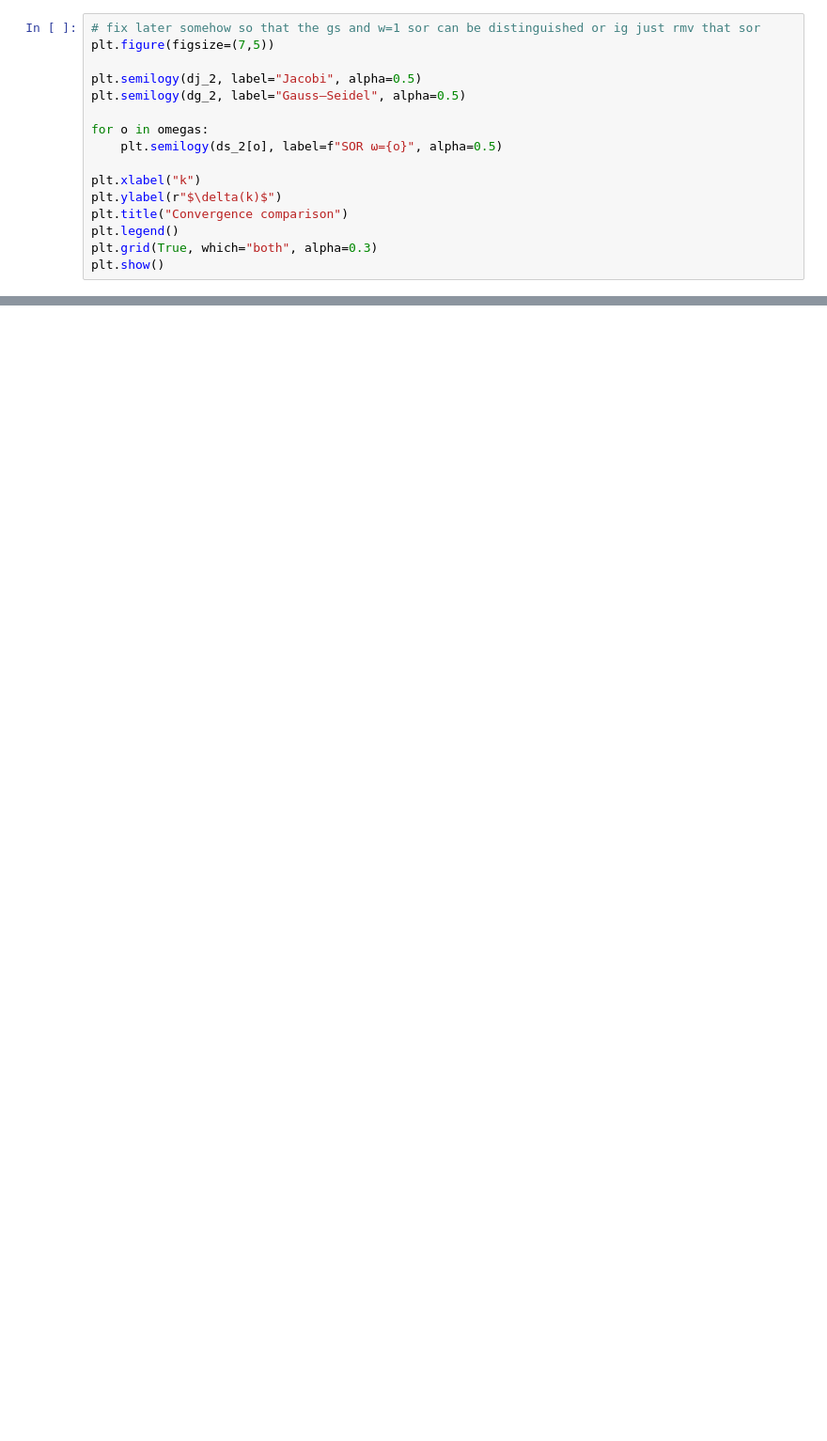
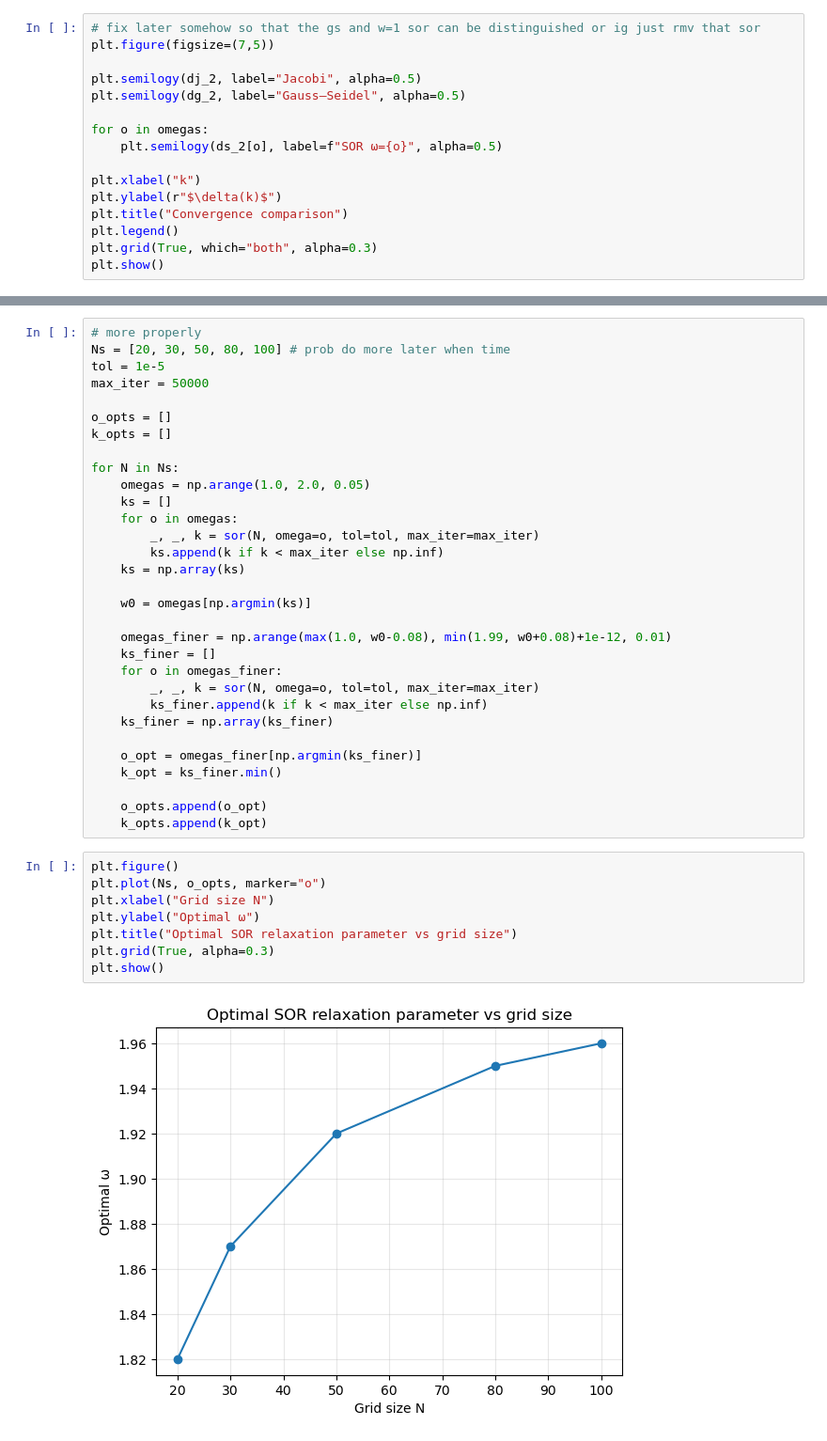
Before and after one commit to BenVigos/Scientific-Computing, a Jupyter notebook: assignment_1/notebooks/experiments.ipynb, the cells around one changed output, grey strips where cells are left out. Shown at 94% size. Drawn from its saved outputs; the diff is of its cells as text; blank space fills up the shorter version.

```diff
--- a/assignment_1/notebooks/experiments.ipynb
+++ b/assignment_1/notebooks/experiments.ipynb
@@ -86,0 +143,41 @@ plt.show()
+# %%
+# more properly
+Ns = [20, 30, 50, 80, 100] # prob do more later when time
+tol = 1e-5
+max_iter = 50000
+
+o_opts = []
+k_opts = []
+
+for N in Ns:
+    omegas = np.arange(1.0, 2.0, 0.05)
+    ks = []
+    for o in omegas:
+        _, _, k = sor(N, omega=o, tol=tol, max_iter=max_iter)
+        ks.append(k if k < max_iter else np.inf)
+    ks = np.array(ks)
+
+    w0 = omegas[np.argmin(ks)]
+
+    omegas_finer = np.arange(max(1.0, w0-0.08), min(1.99, w0+0.08)+1e-12, 0.01)
+    ks_finer = []
+    for o in omegas_finer:
+        _, _, k = sor(N, omega=o, tol=tol, max_iter=max_iter)
+        ks_finer.append(k if k < max_iter else np.inf)
+    ks_finer = np.array(ks_finer)
+
+    o_opt = omegas_finer[np.argmin(ks_finer)]
+    k_opt = ks_finer.min()
+
+    o_opts.append(o_opt)
+    k_opts.append(k_opt)
+# %%
+plt.figure()
+plt.plot(Ns, o_opts, marker="o")
+plt.xlabel("Grid size N")
+plt.ylabel("Optimal ω")
+plt.title("Optimal SOR relaxation parameter vs grid size")
+plt.grid(True, alpha=0.3)
+plt.show()
+# %% [output]
+[figure, added]
```
Also changed, not shown: parts of 9 cells of this notebook, 1 other file.
